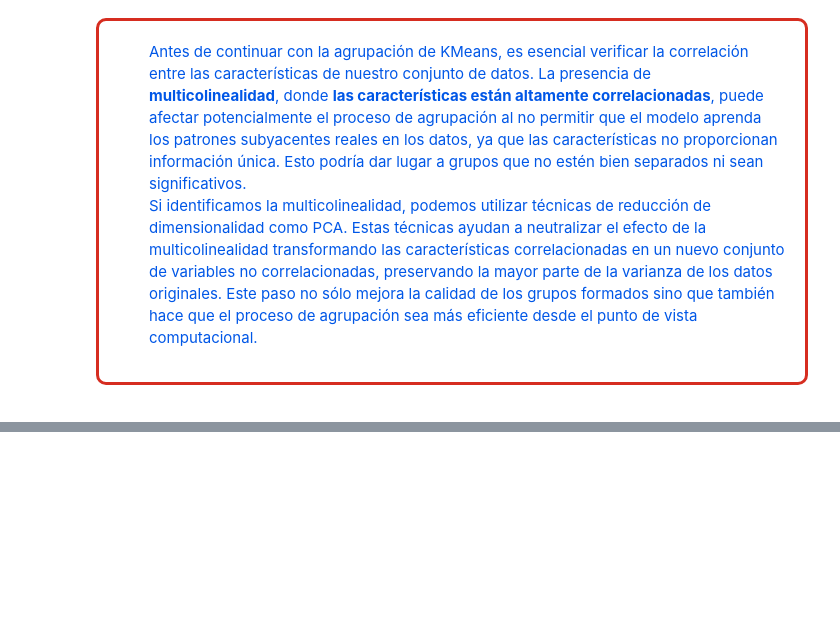
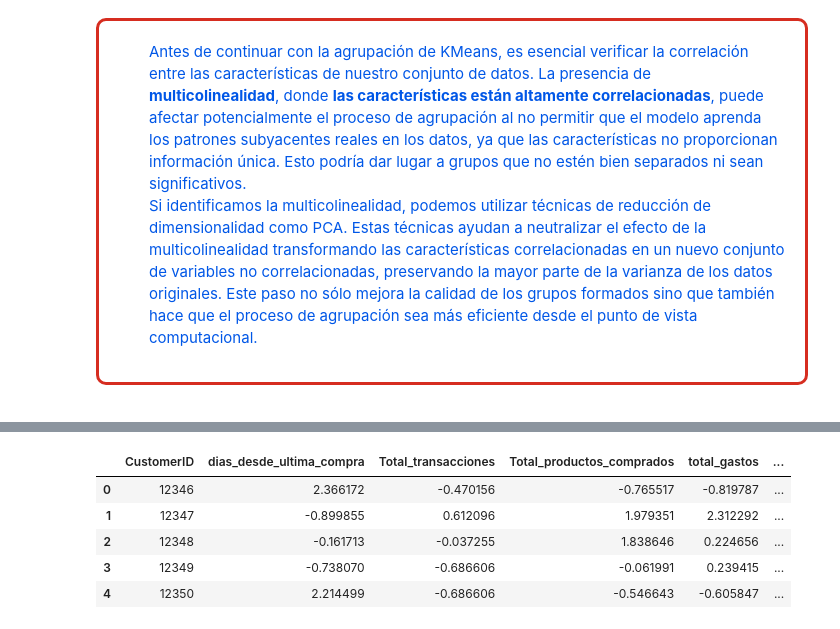
Before and after one commit to llanosrenzo/MachineLearning, a Jupyter notebook: E_CommerceData.ipynb, the cells around one changed output, grey strips where cells are left out. Saved outputs shown, nothing was run; the diff lists cells and outputs as text; code cells hidden in the pictures; blank space fills up the shorter version.

```diff
--- a/E_CommerceData.ipynb
+++ b/E_CommerceData.ipynb
@@ -1727,0 +1746,31 @@ memory usage: 39.6+ MB
+# %%
+# Incializar el StandarScaler
+# ==================================================================================
+scaler = StandardScaler()
+
+# Listado de columnas que no es necesario ser escalado
+# ==================================================================================
+columnas_excluir = ['CustomerID','IS_UK','Dia_semana']
+
+# Listado de columnas que es necesario escalar
+# ==================================================================================
+columnas_escalar = cliente_data_cleaned.columns.difference(columnas_excluir)
+
+# Copiar el dataset limpia
+# ==================================================================================
+cliente_data_scalada = cliente_data_cleaned.copy()
+
+# Aplicar el escalador a las columnas necesarias en el conjunto de datos
+# ==================================================================================
+cliente_data_scalada[columnas_escalar] = scaler.fit_transform(cliente_data_scalada[columnas_escalar])
+
+# Mostrar las primeras filas de los datos escalados
+# ==================================================================================
+cliente_data_scalada.head()
+# %% [output]
+|  | CustomerID | dias_desde_ultima_compra | Total_transacciones | Total_productos_comprados | total_gastos | ... |
+| 0 | 12346 | 2.366172 | -0.470156 | -0.765517 | -0.819787 | ... |
+| 1 | 12347 | -0.899855 | 0.612096 | 1.979351 | 2.312292 | ... |
+| 2 | 12348 | -0.161713 | -0.037255 | 1.838646 | 0.224656 | ... |
+| 3 | 12349 | -0.738070 | -0.686606 | -0.061991 | 0.239415 | ... |
+| 4 | 12350 | 2.214499 | -0.686606 | -0.546643 | -0.605847 | ... |
```
Also changed, not shown: parts of 22 cells of this notebook.
